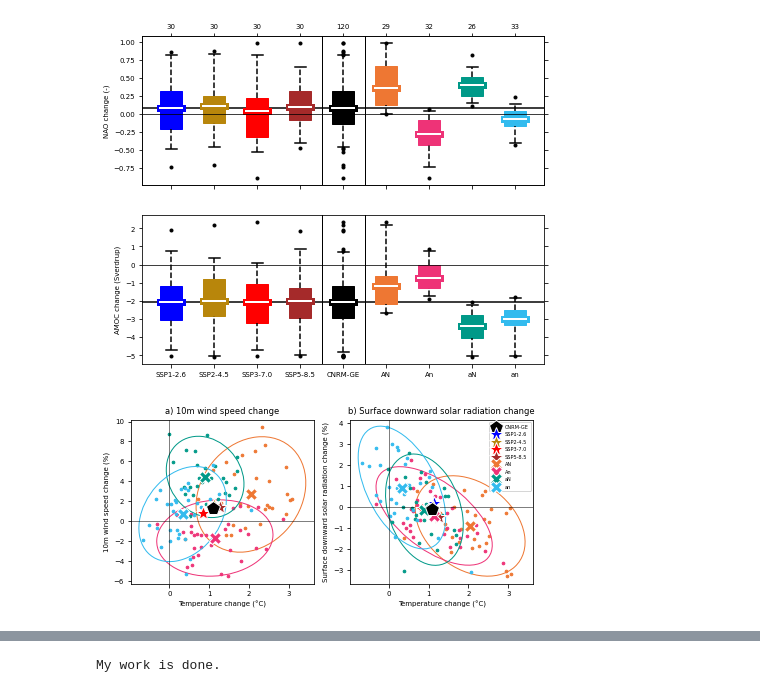
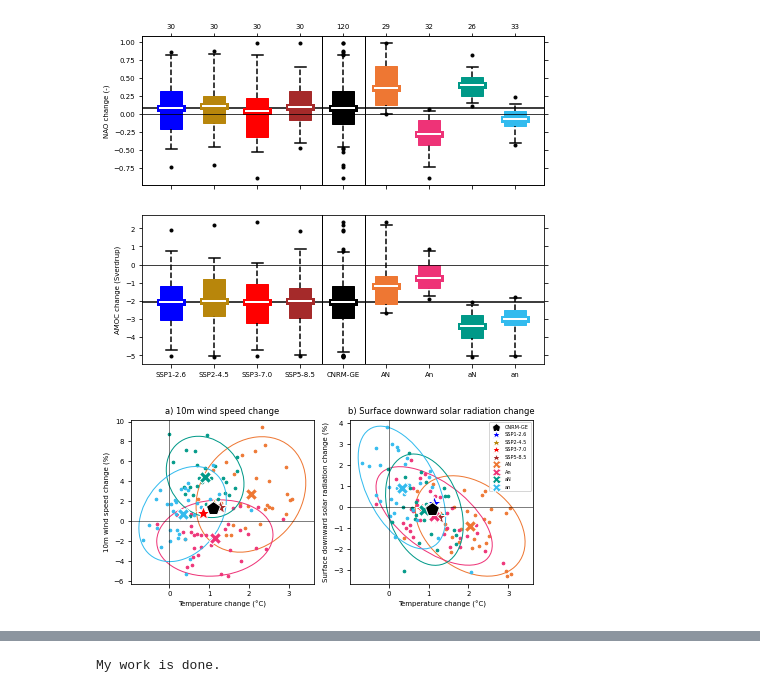
Before and after one commit to aurelienline/internal_variability_storylines, a Jupyter notebook: npj_internal_variability_storylines-main.ipynb, the cells around one changed output, grey strips where cells are left out. Cells and saved outputs as stored; diff of their text form; code cells hidden in the pictures.

```diff
--- a/npj_internal_variability_storylines-main.ipynb
+++ b/npj_internal_variability_storylines-main.ipynb
@@ -2294,7 +2297,6 @@ for _field in field_ano_raw.keys():
         cbar.ax.tick_params(labelsize=5)
 
         nbins = 11
-        _diff_contour = .5
         cmap_params = {'vmin': 0., 'vmax': 100.}
         cmap_loc = ccmp.get_diverging_cmap(**cmap_params)
         ax[-1].coastlines()
@@ -2859,7 +2860,7 @@ for i, _target in enumerate([
         [target_iv[_target], 'orange', None, None]
     ]:
         _boxhigh = _boxlow + 100.*_src.values
-        _ax.add_patch(maptches.Rectangle(
+        _ax.add_patch(mpatches.Rectangle(
             (0, _boxlow), width, _boxhigh-_boxlow,
             facecolor = _clr, hatch = _htc, edgecolor = _edc))
         _boxlow = _boxhigh
@@ -2991,32 +2992,34 @@ for i, _target in enumerate(['sfcWind_NEU_land', 'rsds_NEU_land']):
                    ms = 15, marker = 'p', c = 'k', label=ensemble_name[0], mec='w', zorder=7)
         if len(experiments) != 1:
             for _experiment in experiments:
                 _members_expriment = [_member for _member in _Y.member.values if _experiment in _member]
                 ax[i].plot(ccnp.mean(_X.sel(member = _members_expriment), weights=_da_weight.sel(member=_members_expriment)),
                            ccnp.mean(_Y.sel(member = _members_expriment), weights=_da_weight.sel(member=_members_expriment)),
                            ms = 15, marker = '*', c = cc.cmip6.experiment_dict[_experiment]['color'], ls='',
                            label=experiment_labels[_experiment], mec='w', zorder=5)
         for iS, _sto in enumerate(story.families):
             for _model in members_dict.keys():
                 _story_members_model = list(set([_member for _member in story.families[_sto]['label'] if _model in _member]).intersection(set(list(_Y.member.values))))
                 ax[i].scatter(_X.sel(member=_story_members_model),
                             _Y.sel(member=_story_members_model),
                             s = 7, c = story.colors[iS], marker = model_markers[_model])
                 ax[i].plot(_X.sel(member=_story_members_model).mean(), _Y.sel(member=_story_members_model).mean(),
                            ms = 12, marker = 'X', c = story.colors[iS], label=story.stories[iS], ls='', mec='w', zorder=5)
                 ccplt.confidence_ellipse(_X.sel(member=_story_members_model), _Y.sel(member=_story_members_model),
                                         ax=ax[i], n_std=2., edgecolor=story.colors[iS])
         ax[i].set_title(subfigure_label[i]+cc.cmip6.name_dict[_target.split('_')[0]].capitalize()+' change')
         xMin, xMax = ax[i].get_xlim(); ax[i].set_xlim(xMin, xMax); yMin, yMax = ax[i].get_ylim(); xMin2, xMax2 = ax[i].get_xlim(); ax[i].set_xlim(xMin2, xMax2)
         if xMin < 0. and xMax > 0.:
             ax[i].axvline(x=0, color='k', lw=.5)
         if yMin < 0. and yMax > 0.:
             ax[i].axhline(y=0, color='k', lw=.5)
         ax[i].set_xlabel(cc.cmip6.name_dict[_variable].capitalize()+' '+anomaly_name+' (°C)')
         ax[i].set_ylabel(cc.cmip6.name_dict[_target.split('_')[0]].capitalize()+' '+anomaly_name+' ('+_Y.attrs['units']+')')
 
-ax[-1].legend(loc='upper right', fontsize=5)
+lgd = ax[-1].legend(loc='upper right', fontsize=5)
+for _lgd in lgd.legendHandles:
+    _lgd.set_markersize(9)
 
 plt.savefig(figDir+saveName+'-tas_physical_consistency_SI'+figExt,transparent=True)
 # %% [output]
-[figure, old version]
+[figure, new version]
```
Also changed, not shown: parts of 15 cells of this notebook, 11 other files.
